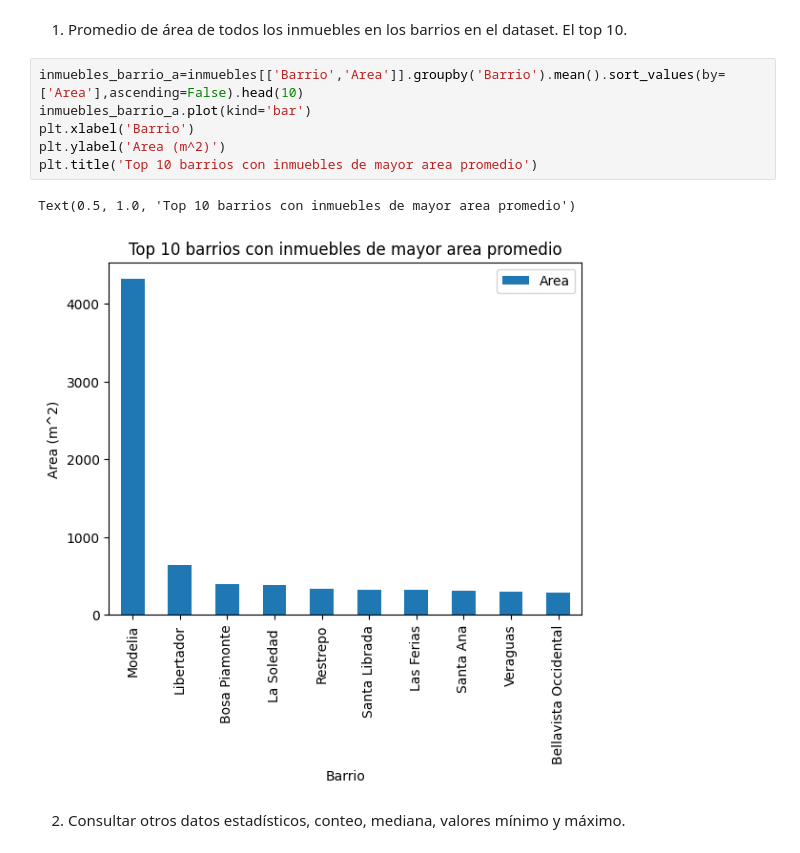
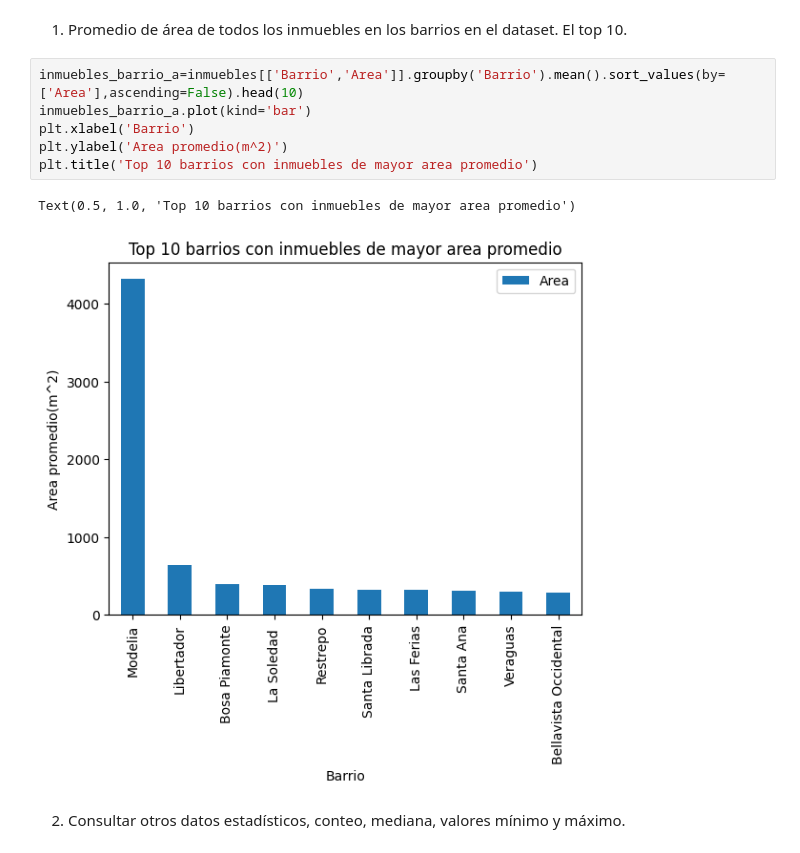
Before and after one commit to Jesalom/InmersionDeDatos, a Jupyter notebook: INMERSION_DATOS_PROYECTO_FINAL.ipynb, the cells around one changed output. Saved outputs shown, nothing was run; the diff lists cells and outputs as text.

```diff
--- a/INMERSION_DATOS_PROYECTO_FINAL.ipynb
+++ b/INMERSION_DATOS_PROYECTO_FINAL.ipynb
@@ -242,12 +242,12 @@ inmuebles_barrio.head(10).plot.bar()
 # %%
 inmuebles_barrio_a=inmuebles[['Barrio','Area']].groupby('Barrio').mean().sort_values(by=['Area'],ascending=False).head(10)
 inmuebles_barrio_a.plot(kind='bar')
 plt.xlabel('Barrio')
-plt.ylabel('Area (m^2)')
+plt.ylabel('Area promedio(m^2)')
 plt.title('Top 10 barrios con inmuebles de mayor area promedio')
 # %% [output]
 Text(0.5, 1.0, 'Top 10 barrios con inmuebles de mayor area promedio')
-[figure, old version]
+[figure, new version]
 # %% [markdown]
 2. Consultar otros datos estadísticos, conteo, mediana, valores mínimo y máximo.
 # %%
```
Also changed, not shown: parts of 27 cells of this notebook.
